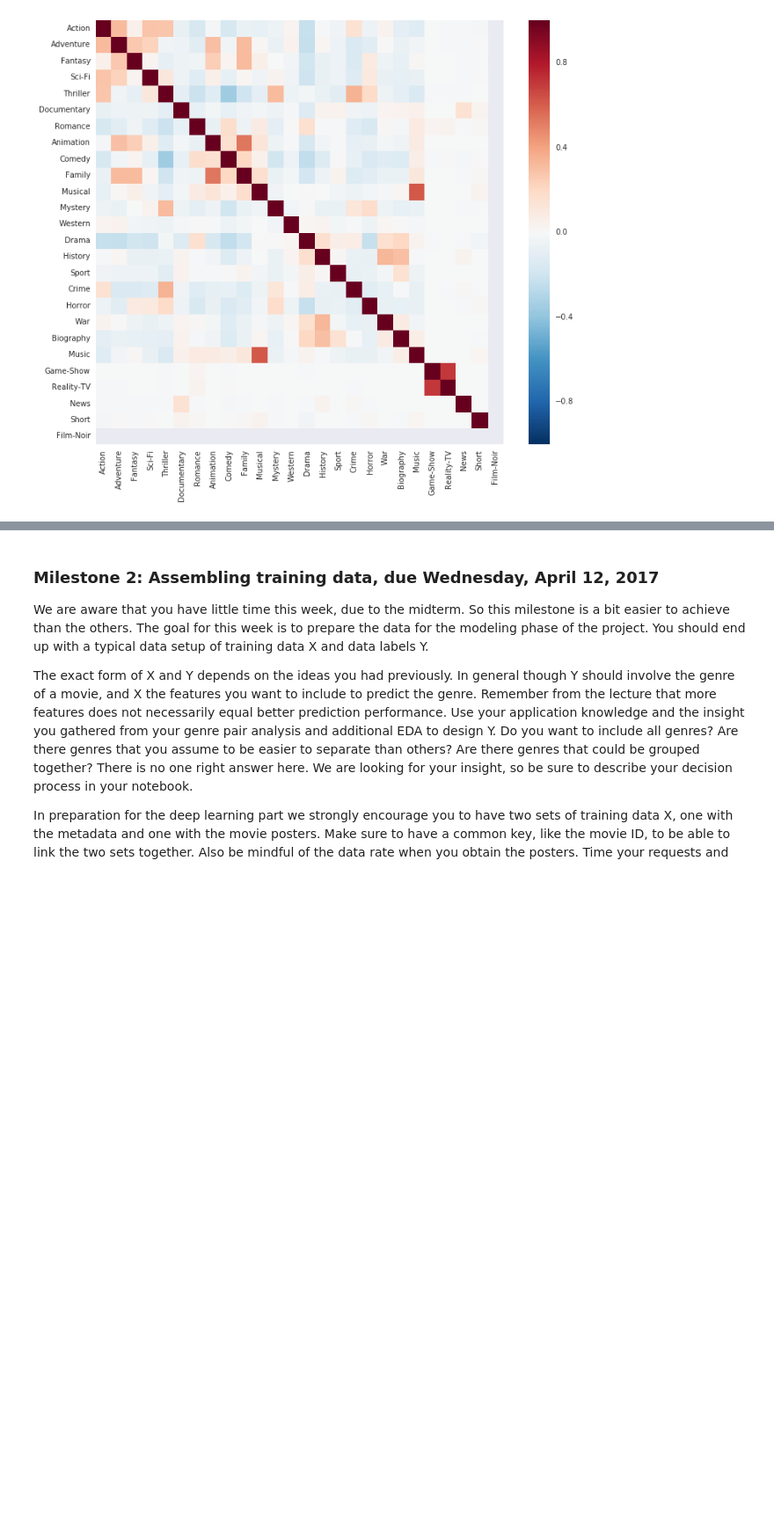
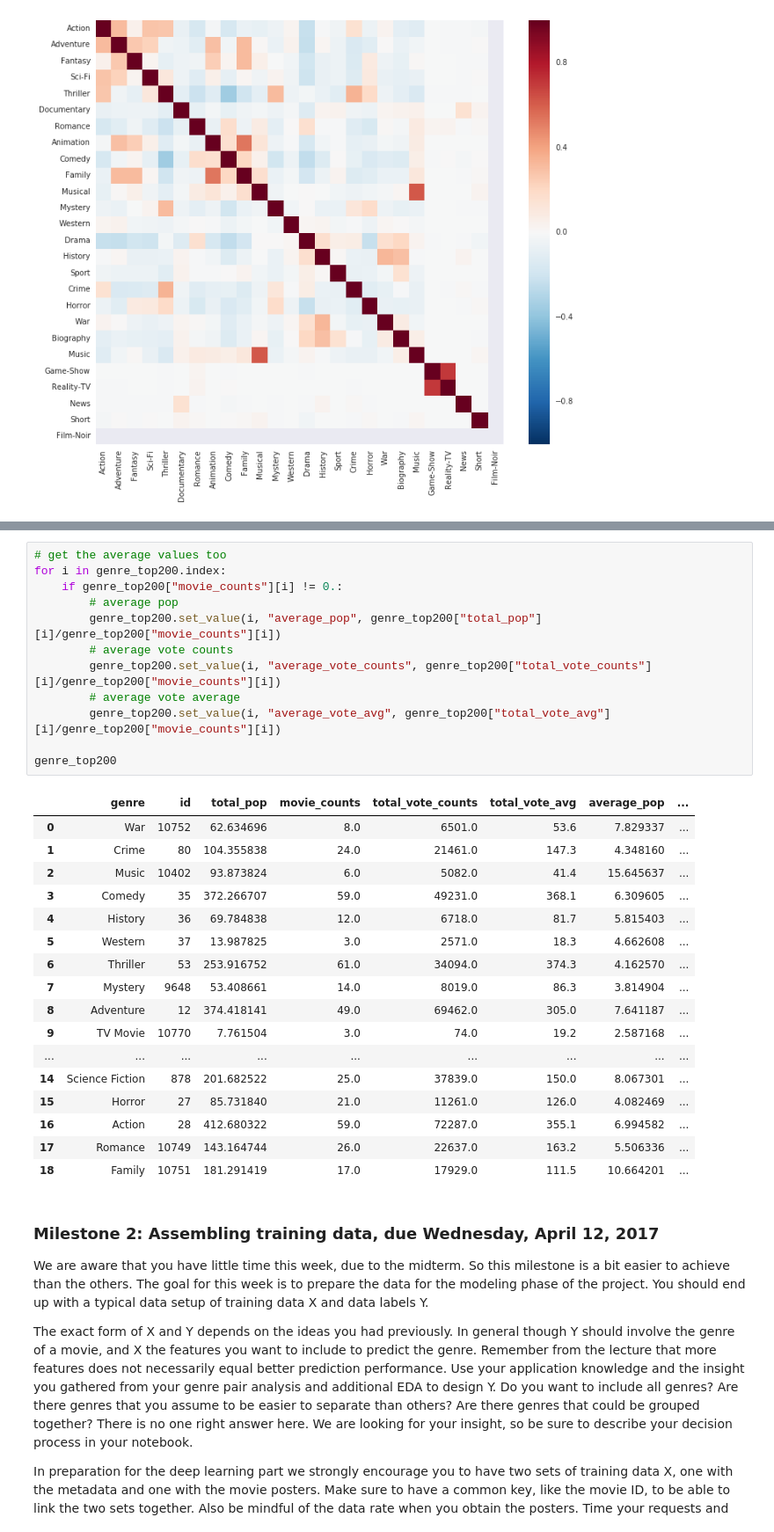
Before and after one commit to xinche/CS109bFinalProject, a Jupyter notebook: FinalProject.ipynb, the cells around one changed output, grey strips where cells are left out. Shown: that part at 88% size. Drawn from its saved outputs; the diff is of its cells as text; blank space fills up the shorter version.

```diff
--- a/FinalProject.ipynb
+++ b/FinalProject.ipynb
@@ -348,3 +554,33 @@ plt.show()
+# %%
+# get the average values too
+for i in genre_top200.index:
+    if genre_top200["movie_counts"][i] != 0.:
+        # average pop
+        genre_top200.set_value(i, "average_pop", genre_top200["total_pop"][i]/genre_top200["movie_counts"][i])
+        # average vote counts
+        genre_top200.set_value(i, "average_vote_counts", genre_top200["total_vote_counts"][i]/genre_top200["movie_counts"][i])
+        # average vote average
+        genre_top200.set_value(i, "average_vote_avg", genre_top200["total_vote_avg"][i]/genre_top200["movie_counts"][i])
+
+genre_top200
+# %% [output]
+|  | genre | id | total_pop | movie_counts | total_vote_counts | total_vote_avg | average_pop | ... |
+| 0 | War | 10752 | 62.634696 | 8.0 | 6501.0 | 53.6 | 7.829337 | ... |
+| 1 | Crime | 80 | 104.355838 | 24.0 | 21461.0 | 147.3 | 4.348160 | ... |
+| 2 | Music | 10402 | 93.873824 | 6.0 | 5082.0 | 41.4 | 15.645637 | ... |
+| 3 | Comedy | 35 | 372.266707 | 59.0 | 49231.0 | 368.1 | 6.309605 | ... |
+| 4 | History | 36 | 69.784838 | 12.0 | 6718.0 | 81.7 | 5.815403 | ... |
+| 5 | Western | 37 | 13.987825 | 3.0 | 2571.0 | 18.3 | 4.662608 | ... |
+| 6 | Thriller | 53 | 253.916752 | 61.0 | 34094.0 | 374.3 | 4.162570 | ... |
+| 7 | Mystery | 9648 | 53.408661 | 14.0 | 8019.0 | 86.3 | 3.814904 | ... |
+| 8 | Adventure | 12 | 374.418141 | 49.0 | 69462.0 | 305.0 | 7.641187 | ... |
+| 9 | TV Movie | 10770 | 7.761504 | 3.0 | 74.0 | 19.2 | 2.587168 | ... |
+| ... | ... | ... | ... | ... | ... | ... | ... | ... |
+| 14 | Science Fiction | 878 | 201.682522 | 25.0 | 37839.0 | 150.0 | 8.067301 | ... |
+| 15 | Horror | 27 | 85.731840 | 21.0 | 11261.0 | 126.0 | 4.082469 | ... |
+| 16 | Action | 28 | 412.680322 | 59.0 | 72287.0 | 355.1 | 6.994582 | ... |
+| 17 | Romance | 10749 | 143.164744 | 26.0 | 22637.0 | 163.2 | 5.506336 | ... |
+| 18 | Family | 10751 | 181.291419 | 17.0 | 17929.0 | 111.5 | 10.664201 | ... |
 # %% [markdown]
 ### Milestone 2: Assembling training data, due Wednesday, April 12, 2017
 
```
Also changed, not shown: parts of 5 cells of this notebook.
